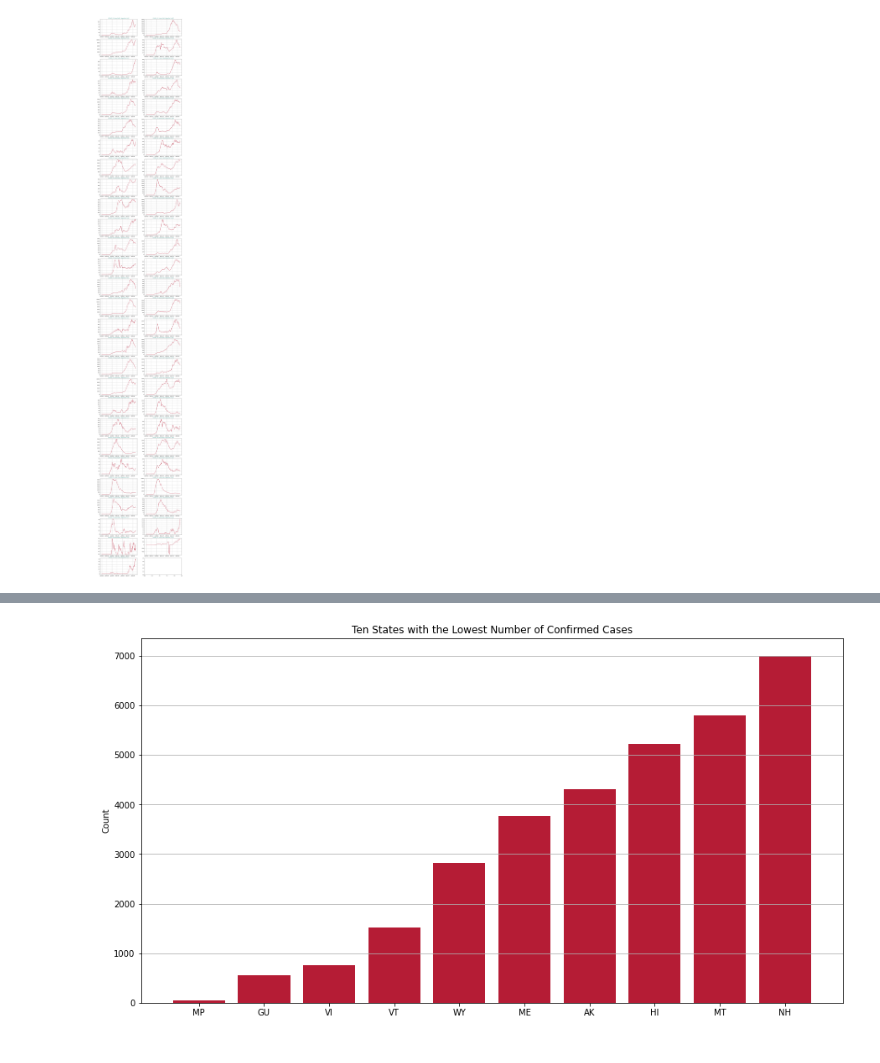
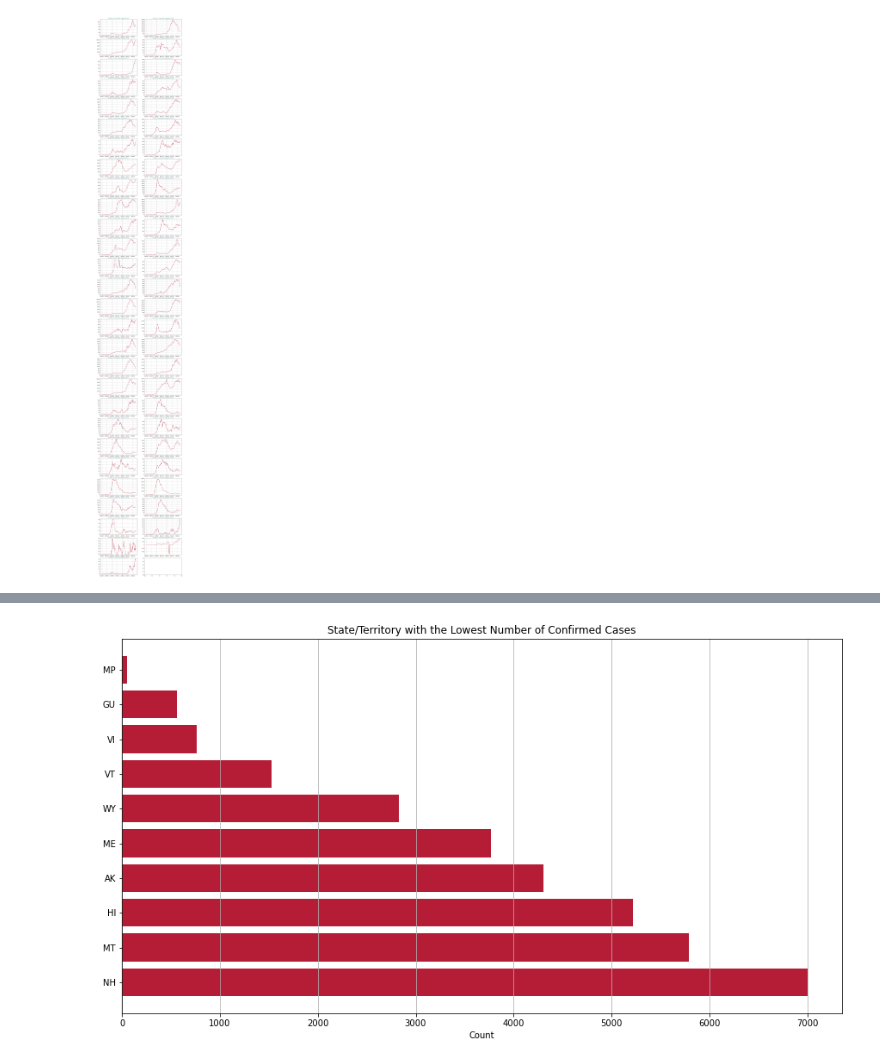
Before and after one commit to calldrj/COVID19.DataMining, a Jupyter notebook: COVID-19.Visualization.ipynb, the cells around one changed output, grey strips where cells are left out. Cells and saved outputs as stored; diff of their text form; code cells hidden in the pictures.

```diff
--- a/COVID-19.Visualization.ipynb
+++ b/COVID-19.Visualization.ipynb
@@ -117,10 +116,10 @@ plt.show()
 # %%
-bot_10 = state_counts[:10]
-plt.bar(bot_10.index, bot_10.values, color=colors[0])
-plt.grid(axis='y')
-plt.ylabel('Count')
-plt.title('Ten States with the Lowest Number of Confirmed Cases')
+bot_10 = state_counts[:10][::-1]
+plt.barh(bot_10.index, bot_10.values, color=colors[0])
+plt.grid(axis='x')
+plt.xlabel('Count')
+plt.title('State/Territory with the Lowest Number of Confirmed Cases')
 plt.gcf().set_size_inches(15,8)
 plt.show()
 # %% [output]
-[figure, old version]
+[figure, new version]
```
Also changed, not shown: parts of 1 cell of this notebook.
